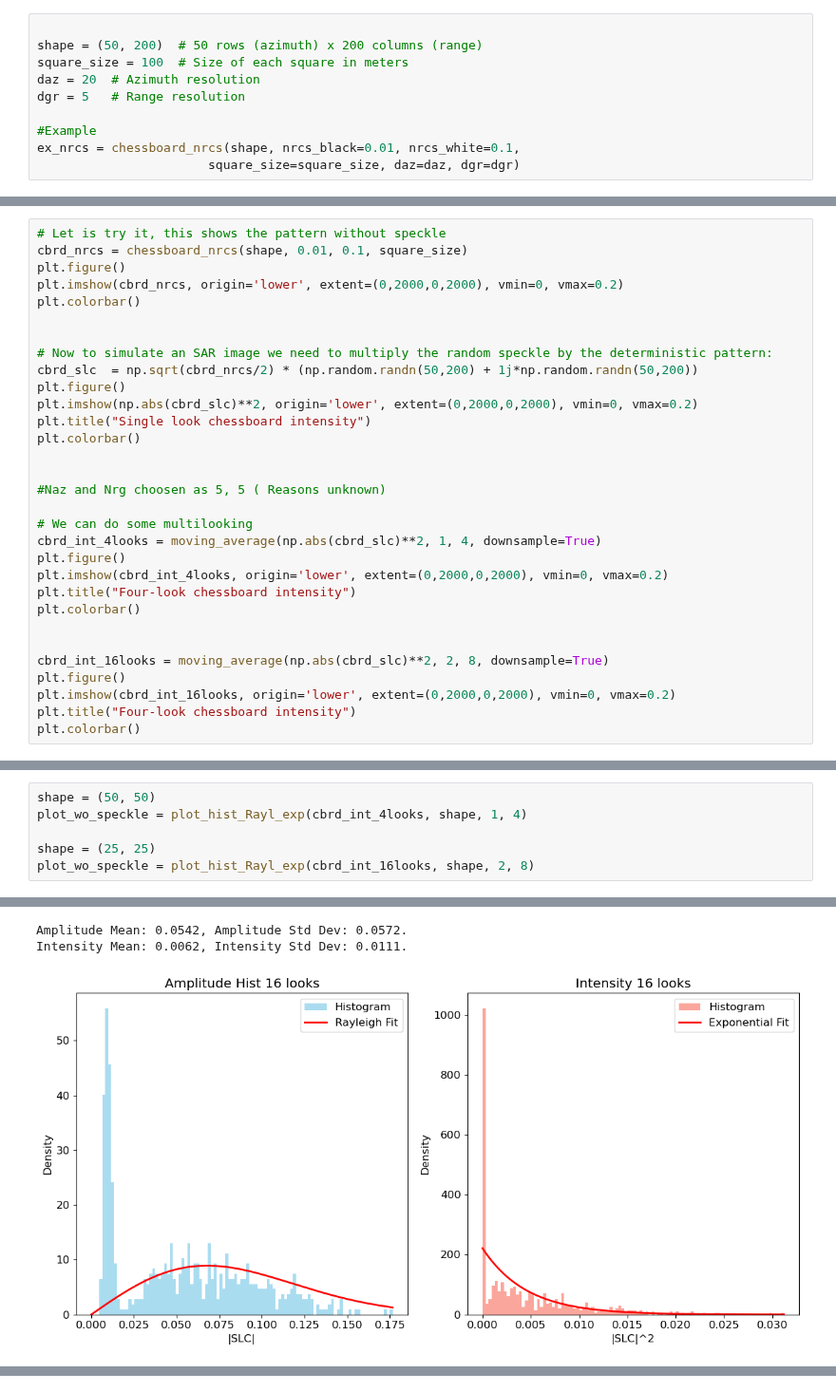
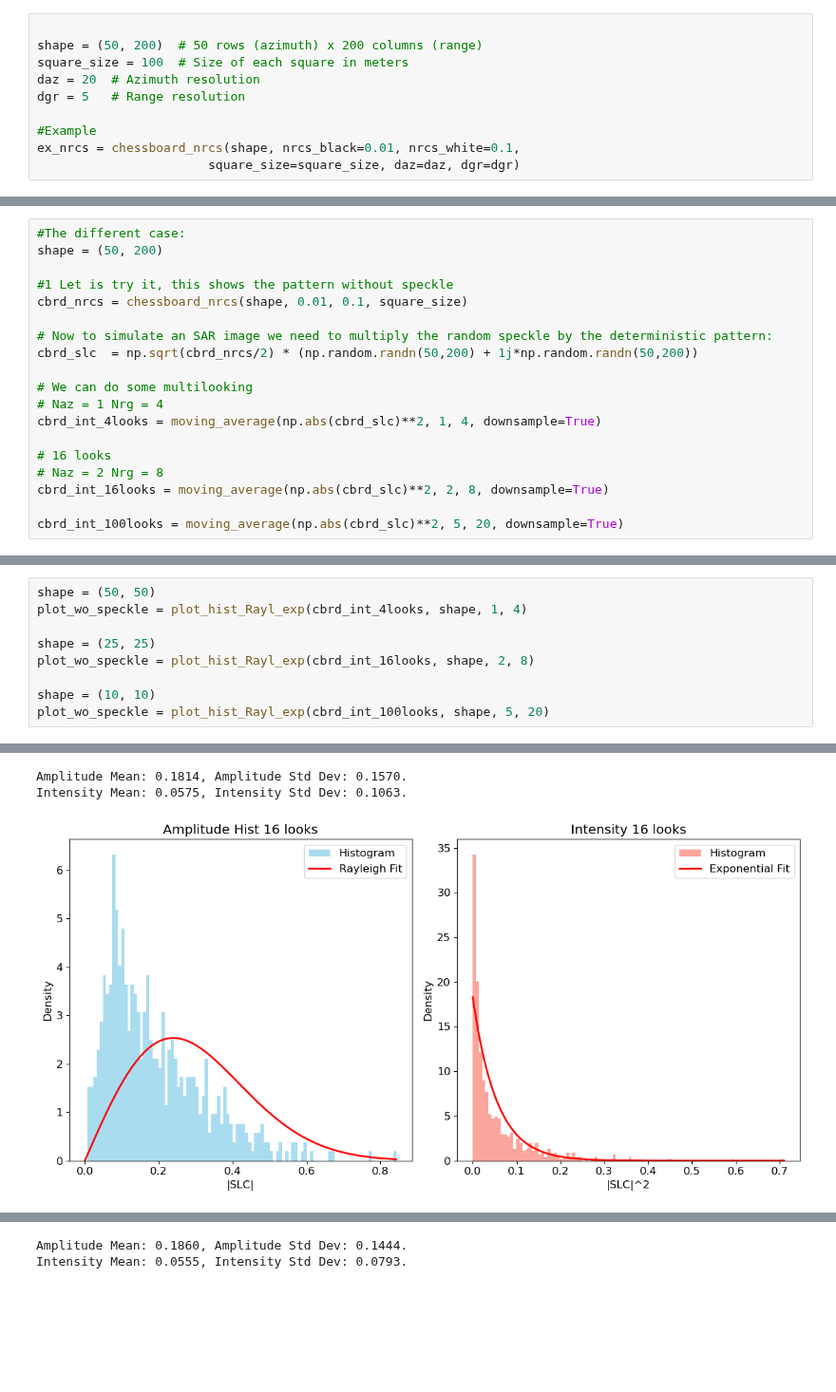
Before and after one commit to debnovalina/PPESO-Practical, a Jupyter notebook: Paco2.ipynb, the cells around one changed output, grey strips where cells are left out. Shown at 95% size. Drawn from its saved outputs; the diff is of its cells as text; blank space fills up the shorter version.

```diff
--- a/Paco2.ipynb
+++ b/Paco2.ipynb
@@ -474,31 +521,19 @@ Intensity Mean: 0.0545, Intensity Std Dev: 0.0836.
 # %%
-# Let is try it, this shows the pattern without speckle
+#The different case:
+shape = (50, 200)
+
+#1 Let is try it, this shows the pattern without speckle
 cbrd_nrcs = chessboard_nrcs(shape, 0.01, 0.1, square_size)
-plt.figure()
-plt.imshow(cbrd_nrcs, origin='lower', extent=(0,2000,0,2000), vmin=0, vmax=0.2)
-plt.colorbar()
-
 
 # Now to simulate an SAR image we need to multiply the random speckle by the deterministic pattern:
 cbrd_slc  = np.sqrt(cbrd_nrcs/2) * (np.random.randn(50,200) + 1j*np.random.randn(50,200))
-plt.figure()
-plt.imshow(np.abs(cbrd_slc)**2, origin='lower', extent=(0,2000,0,2000), vmin=0, vmax=0.2)
-plt.title("Single look chessboard intensity")
-plt.colorbar()
-
-
-#Naz and Nrg choosen as 5, 5 ( Reasons unknown)
 
 # We can do some multilooking
+# Naz = 1 Nrg = 4
 cbrd_int_4looks = moving_average(np.abs(cbrd_slc)**2, 1, 4, downsample=True)
-plt.figure()
-plt.imshow(cbrd_int_4looks, origin='lower', extent=(0,2000,0,2000), vmin=0, vmax=0.2)
-plt.title("Four-look chessboard intensity")
-plt.colorbar()
 
+# 16 looks
+# Naz = 2 Nrg = 8
+cbrd_int_16looks = moving_average(np.abs(cbrd_slc)**2, 2, 8, downsample=True)
 
-cbrd_int_16looks = moving_average(np.abs(cbrd_slc)**2, 2, 8, downsample=True)
-plt.figure()
-plt.imshow(cbrd_int_16looks, origin='lower', extent=(0,2000,0,2000), vmin=0, vmax=0.2)
-plt.title("Four-look chessboard intensity")
-plt.colorbar()
+cbrd_int_100looks = moving_average(np.abs(cbrd_slc)**2, 5, 20, downsample=True)
@@ -592,4 +547,7 @@ plot_wo_speckle = plot_hist_Rayl_exp(cbrd_int_4looks, shape, 1, 4)
 
 shape = (25, 25)
 plot_wo_speckle = plot_hist_Rayl_exp(cbrd_int_16looks, shape, 2, 8)
+
+shape = (10, 10)
+plot_wo_speckle = plot_hist_Rayl_exp(cbrd_int_100looks, shape, 5, 20)
 # %% [output]
@@ -597,3 +555,3 @@ plot_wo_speckle = plot_hist_Rayl_exp(cbrd_int_16looks, shape, 2, 8)
-Amplitude Mean: 0.0542, Amplitude Std Dev: 0.0572.
-Intensity Mean: 0.0062, Intensity Std Dev: 0.0111.
+Amplitude Mean: 0.1814, Amplitude Std Dev: 0.1570.
+Intensity Mean: 0.0575, Intensity Std Dev: 0.1063.
-[figure, old version]
+[figure, new version]
@@ -601,0 +561,2 @@ Intensity Mean: 0.0045, Intensity Std Dev: 0.0053.
+Amplitude Mean: 0.1860, Amplitude Std Dev: 0.1444.
+Intensity Mean: 0.0555, Intensity Std Dev: 0.0793.
```
Also changed, not shown: parts of 7 cells of this notebook.
